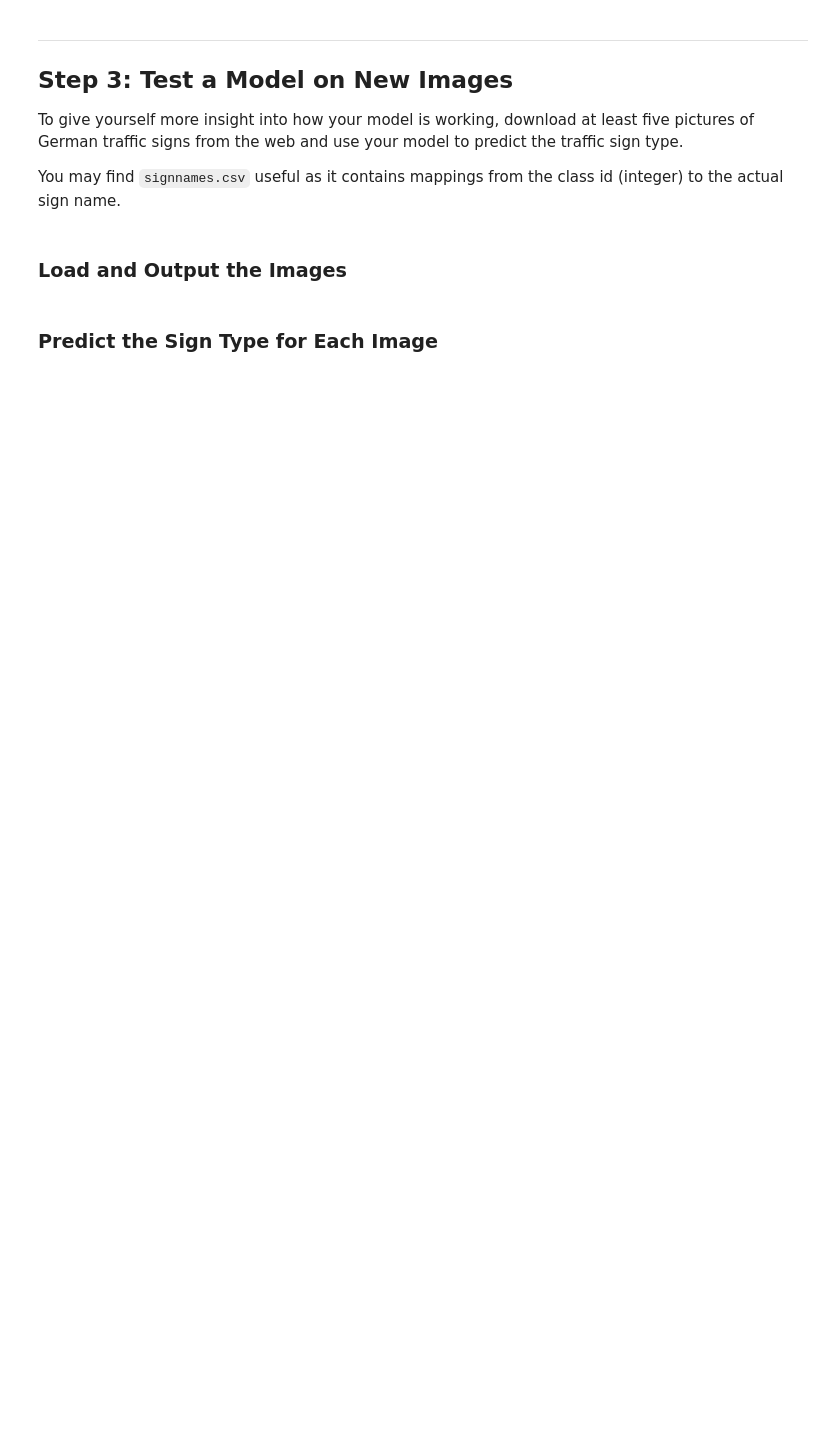
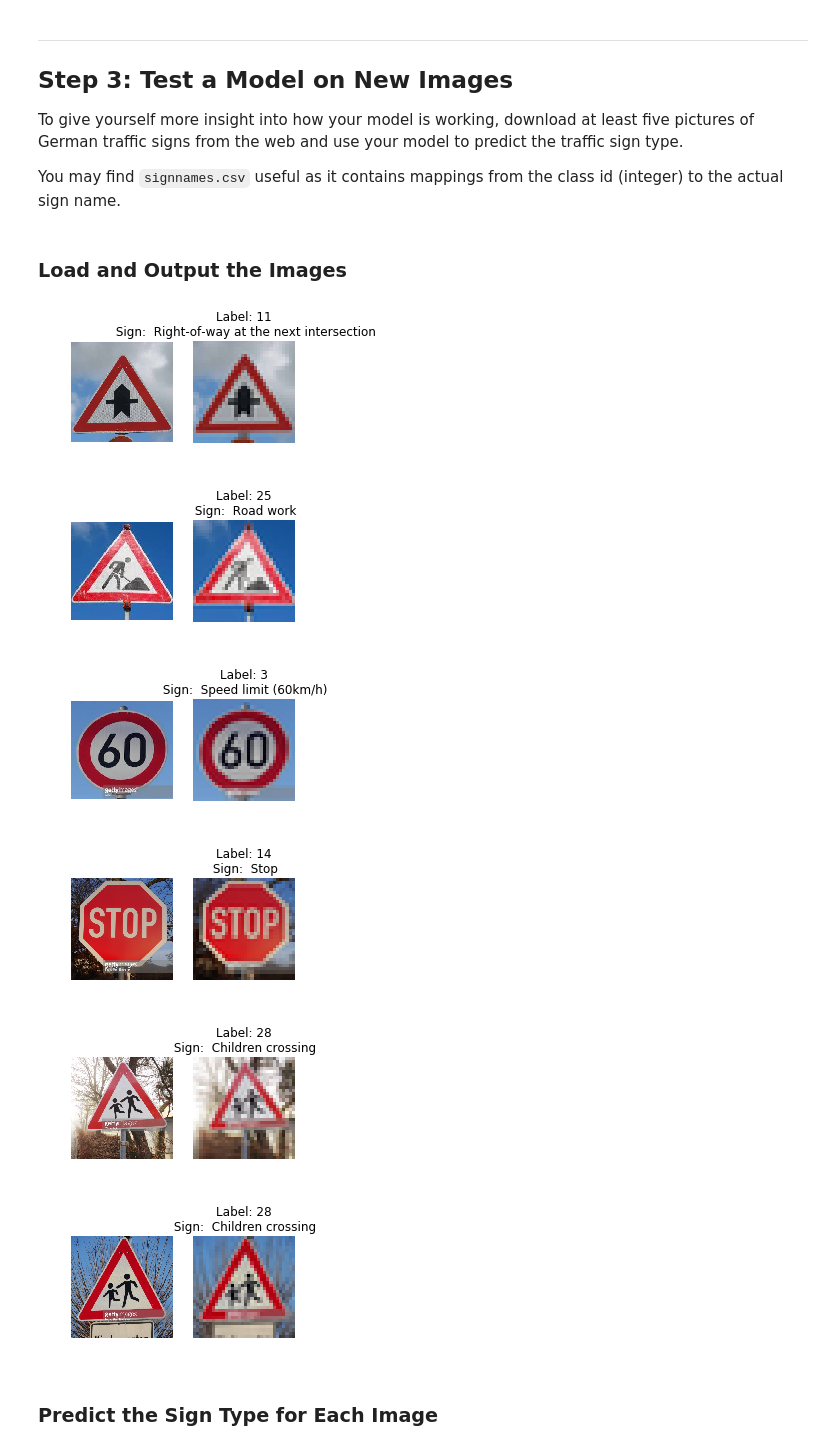
Before and after one commit to sangyezi/CarND-Traffic-Sign-Classifier-Project, a Jupyter notebook: Traffic_Sign_Classifier.ipynb, the cells around one changed output. Saved outputs shown, nothing was run; the diff lists cells and outputs as text; code cells hidden in the pictures; blank space fills up the shorter version.

```diff
--- a/Traffic_Sign_Classifier.ipynb
+++ b/Traffic_Sign_Classifier.ipynb
@@ -651,3 +667,36 @@ You may find `signnames.csv` useful as it contains mappings from the class id (i
+# %%
+### Load the images and plot them here.
+### Feel free to use as many code cells as needed.
+import os
+import matplotlib.image as mpimg
+
+IMAGE_DIR = "./GermanTrafficSigns/"
+
+size = (32, 32)
+image_count = 0
+
+from PIL import Image
+ORIGIN_DIR = IMAGE_DIR + "original/"
+for fileName in os.listdir(ORIGIN_DIR):
+  if fileName[0].isdigit():
+    im = Image.open(ORIGIN_DIR + fileName)
+    im_resized = im.resize(size, Image.ANTIALIAS)
+    im_resized.save(IMAGE_DIR + fileName.split(".")[0] + ".jpg")
+    image_count += 1
+    f, axarr = plt.subplots(1, 2, figsize=(4, 2))
+    label = int(fileName.split("_")[0])
+    axarr[0].imshow(im)
+    axarr[1].imshow(im_resized)
+    axarr[0].axis('off')
+    axarr[1].axis('off')
+    axarr[1].set_title("Label: {}\n Sign:  {}".format(label, traffic_sign_codes[label]))
+# %% [output]
+[figure, added]
+[figure, added]
+[figure, added]
+[figure, added]
+[figure, added]
+[figure, added]
 # %% [markdown]
 ### Predict the Sign Type for Each Image
 # %%
```
Also changed, not shown: parts of 12 cells of this notebook, 1 other file.
